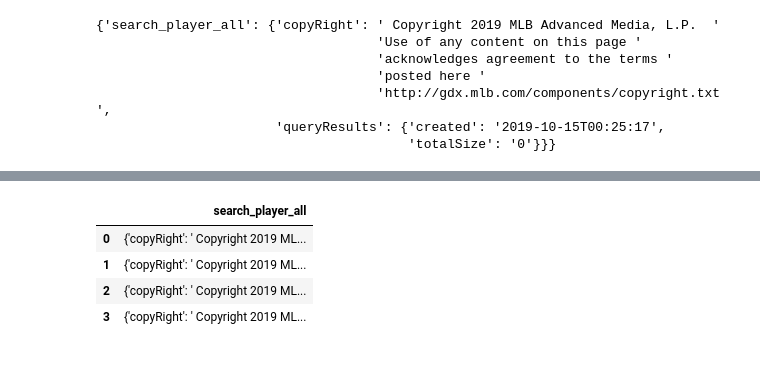
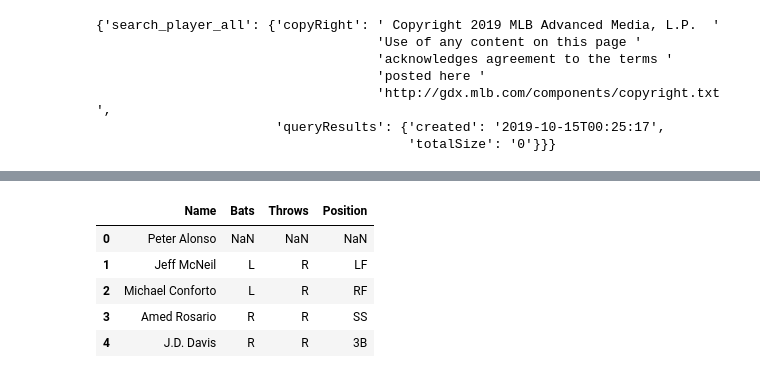
Before and after one commit to djoleary5/ETL, a Jupyter notebook: Mets test codes.ipynb, the cells around one changed output, grey strips where cells are left out. Saved outputs shown, nothing was run; the diff lists cells and outputs as text; code cells hidden in the pictures.

```diff
--- a/Mets test codes.ipynb
+++ b/Mets test codes.ipynb
@@ -43,19 +43,20 @@ pprint(data)
                        'queryResults': {'created': '2019-10-15T00:25:17',
                                         'totalSize': '0'}}}
 # %%
-nymInfo = []
-lst2 = []
-i = True
-
-for name in nym_df['Name']:
+nyminfo = []
+i = 0
+while i < len(nym_df['Name']):
+    pInfoList = []
+    pInfoList.append(nym_df['Name'][i])
+    response = requests.get(url + "'"+nym_df['Name'][i]+"'")
+    data = response.json()
     try:
-        response = requests.get(url + "'"+name+"'")
-        data = response.json()
-        print(data['search_player_all']['queryResults']['row']['bats'])
-        print(nym_df['Name'])
-        lst2.append(data)
-        nymInfo.append(lst2)
+        pInfoList.append(data['search_player_all']['queryResults']['row']['bats'])
+        pInfoList.append(data['search_player_all']['queryResults']['row']['throws'])
+        pInfoList.append(data['search_player_all']['queryResults']['row']['position'])
     except:
-        nymInfo.append('NaN')
-        nymInfo.append('NaN')
-        nymInfo.append('NaN')
+        pInfoList.append('NaN')
+        pInfoList.append('NaN')
+        pInfoList.append('NaN')
+    nyminfo.append(pInfoList)
+    i = i +1
@@ -82,8 +63,11 @@ test =pd.DataFrame(lst2)
-# %%
-test
-# %% [output]
-|  | search_player_all |
-| 0 | {'copyRight': ' Copyright 2019 ML... |
-| 1 | {'copyRight': ' Copyright 2019 ML... |
-| 2 | {'copyRight': ' Copyright 2019 ML... |
-| 3 | {'copyRight': ' Copyright 2019 ML... |
+# %%
+nymJson = pd.DataFrame(nyminfo)
+nymJson.columns=['Name', 'Bats', 'Throws', 'Position']
+nymJson.head()
+# %% [output]
+|  | Name | Bats | Throws | Position |
+| 0 | Peter Alonso | NaN | NaN | NaN |
+| 1 | Jeff McNeil | L | R | LF |
+| 2 | Michael Conforto | L | R | RF |
+| 3 | Amed Rosario | R | R | SS |
+| 4 | J.D. Davis | R | R | 3B |
```
Also changed, not shown: parts of 8 cells of this notebook, 2 other files.
